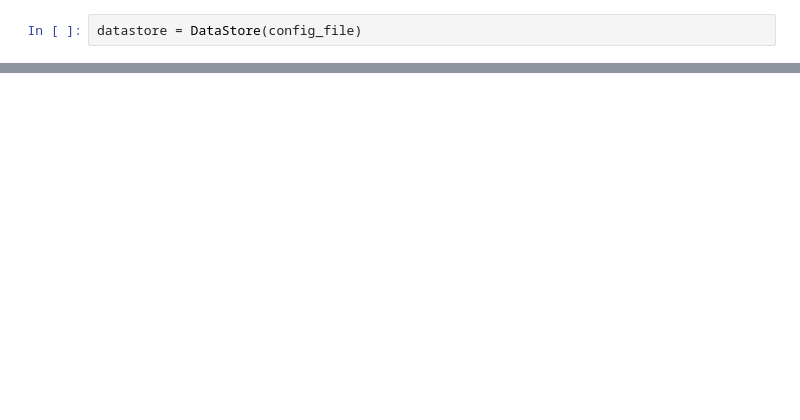
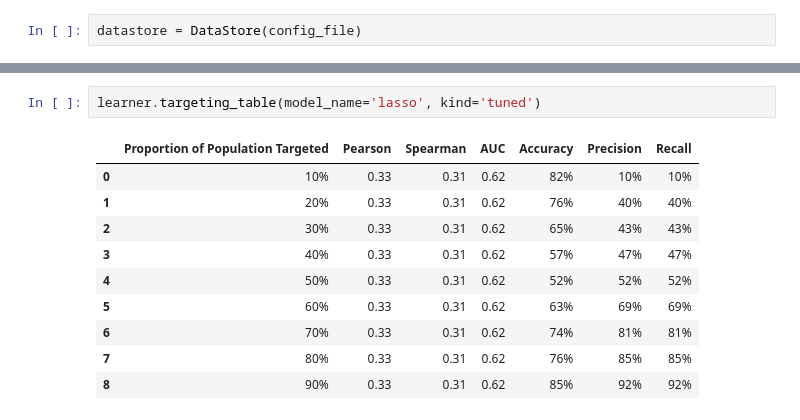
Before and after one commit to Global-Policy-Lab/cider, a Jupyter notebook: notebooks/ml_tests.ipynb, the cells around one changed output, grey strips where cells are left out. Cells and saved outputs as stored; diff of their text form; blank space fills up the shorter version.

```diff
--- a/notebooks/ml_tests.ipynb
+++ b/notebooks/ml_tests.ipynb
@@ -20,0 +27,13 @@ learner.targeting_table('lasso', tuned=True)
+# %%
+learner.targeting_table(model_name='lasso', kind='tuned')
+# %% [output]
+|  | Proportion of Population Targeted | Pearson | Spearman | AUC | Accuracy | Precision | Recall |
+| 0 | 10% | 0.33 | 0.31 | 0.62 | 82% | 10% | 10% |
+| 1 | 20% | 0.33 | 0.31 | 0.62 | 76% | 40% | 40% |
+| 2 | 30% | 0.33 | 0.31 | 0.62 | 65% | 43% | 43% |
+| 3 | 40% | 0.33 | 0.31 | 0.62 | 57% | 47% | 47% |
+| 4 | 50% | 0.33 | 0.31 | 0.62 | 52% | 52% | 52% |
+| 5 | 60% | 0.33 | 0.31 | 0.62 | 63% | 69% | 69% |
+| 6 | 70% | 0.33 | 0.31 | 0.62 | 74% | 81% | 81% |
+| 7 | 80% | 0.33 | 0.31 | 0.62 | 76% | 85% | 85% |
+| 8 | 90% | 0.33 | 0.31 | 0.62 | 85% | 92% | 92% |
```
Also changed, not shown: parts of 6 cells of this notebook, 3 other files.
